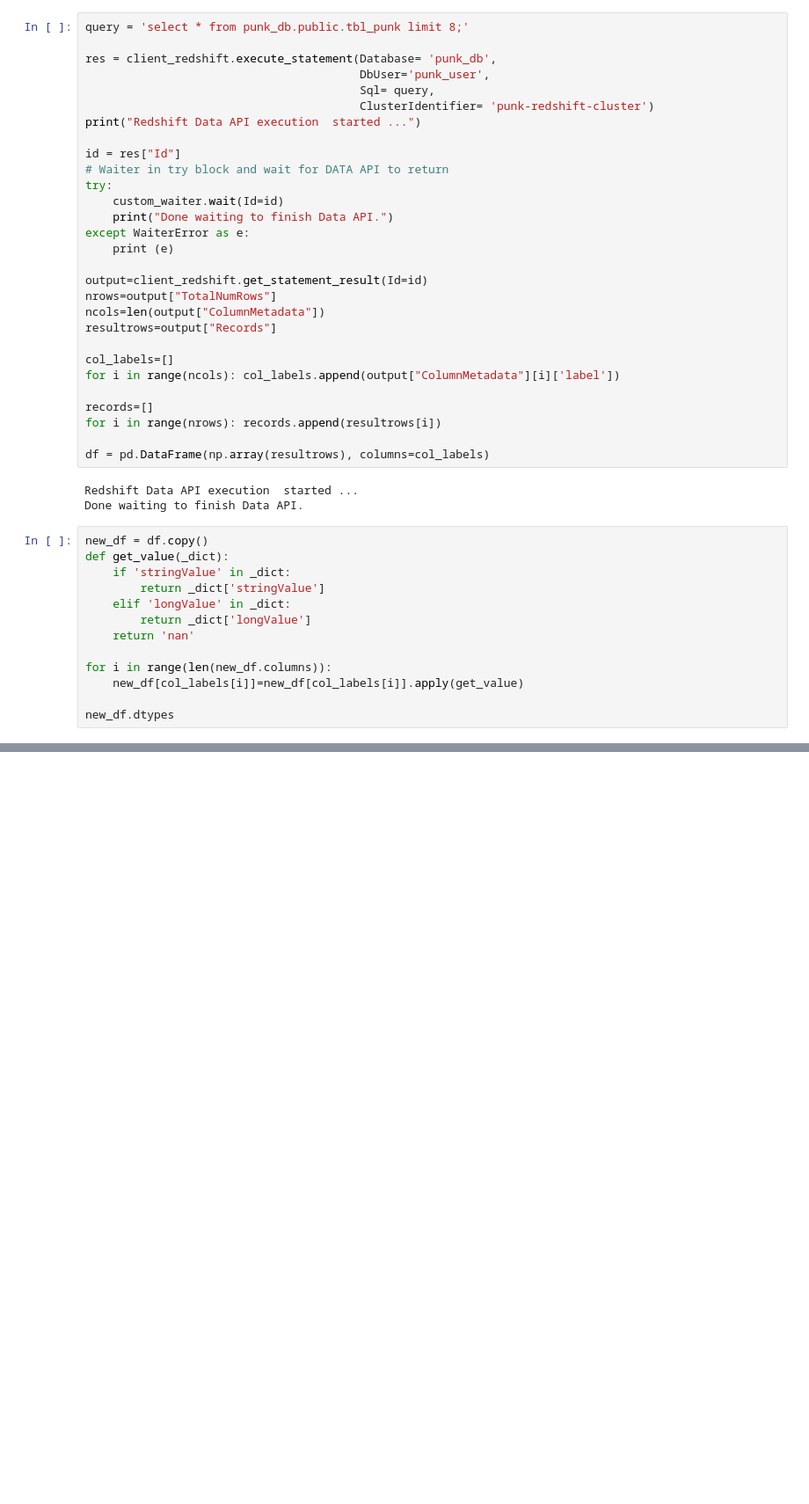
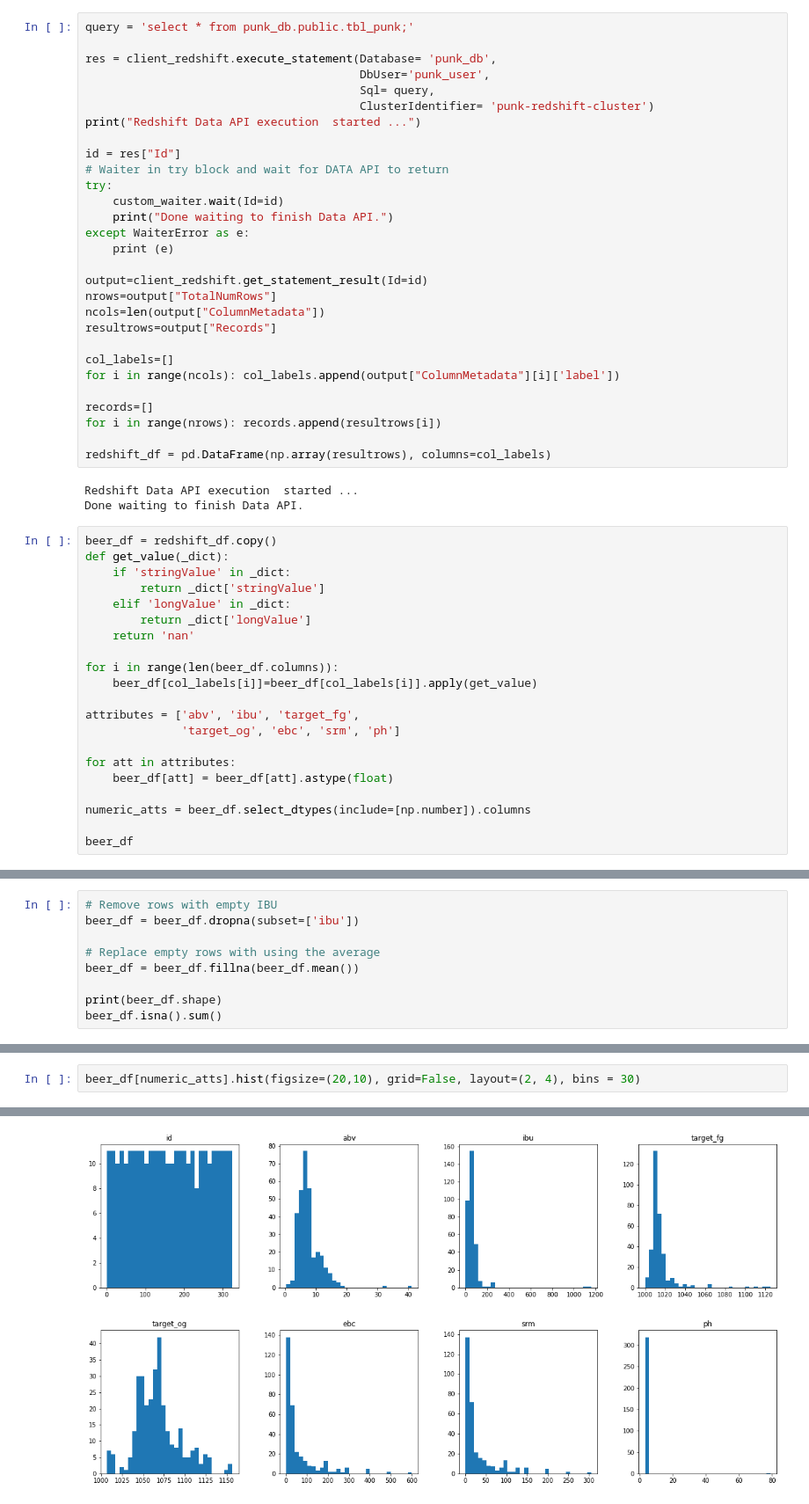
Before and after one commit to arthurbatista/punk_ml, a Jupyter notebook: ml_punk_redshift.ipynb, the cells around one changed output, grey strips where cells are left out. Shown at 88% size. Cells and saved outputs as stored; diff of their text form; blank space fills up the shorter version.

Commit message:
Implementing ml using redshit data

```diff
--- a/ml_punk_redshift.ipynb
+++ b/ml_punk_redshift.ipynb
@@ -80,7 +83,7 @@ waiter_config = {
 waiter_model = WaiterModel(waiter_config)
 custom_waiter = create_waiter_with_client(waiter_name, waiter_model, client_redshift)
 # %%
-query = 'select * from punk_db.public.tbl_punk limit 8;'
+query = 'select * from punk_db.public.tbl_punk;'
 
 res = client_redshift.execute_statement(Database= 'punk_db',
                                         DbUser='punk_user',
@@ -107,12 +110,12 @@ for i in range(ncols): col_labels.append(output["ColumnMetadata"][i]['label'])
 records=[]
 for i in range(nrows): records.append(resultrows[i])
 
-df = pd.DataFrame(np.array(resultrows), columns=col_labels)
+redshift_df = pd.DataFrame(np.array(resultrows), columns=col_labels)
 # %% [output]
 Redshift Data API execution  started ...
 Done waiting to finish Data API.
 # %%
-new_df = df.copy()
+beer_df = redshift_df.copy()
 def get_value(_dict):
     if 'stringValue' in _dict:
         return _dict['stringValue']
@@ -120,8 +123,16 @@ def get_value(_dict):
         return _dict['longValue']
     return 'nan'
 
-for i in range(len(new_df.columns)):
-    new_df[col_labels[i]]=new_df[col_labels[i]].apply(get_value)
+for i in range(len(beer_df.columns)):
+    beer_df[col_labels[i]]=beer_df[col_labels[i]].apply(get_value)
 
-new_df.dtypes
+attributes = ['abv', 'ibu', 'target_fg',
+              'target_og', 'ebc', 'srm', 'ph']
+
+for att in attributes:
+    beer_df[att] = beer_df[att].astype(float)
+
+numeric_atts = beer_df.select_dtypes(include=[np.number]).columns
+
+beer_df
 # %% [output]
@@ -137,0 +199,9 @@ dtype: object
+# %%
+# Remove rows with empty IBU
+beer_df = beer_df.dropna(subset=['ibu'])
+
+# Replace empty rows with using the average
+beer_df = beer_df.fillna(beer_df.mean())
+
+print(beer_df.shape)
+beer_df.isna().sum()
@@ -137,0 +224,3 @@ dtype: object
+# %%
+beer_df[numeric_atts].hist(figsize=(20,10), grid=False, layout=(2, 4), bins = 30)
+# %% [output]
@@ -137,0 +235 @@ dtype: object
+[figure, added]
```
Also changed, not shown: parts of 41 cells of this notebook, 1 other file.
